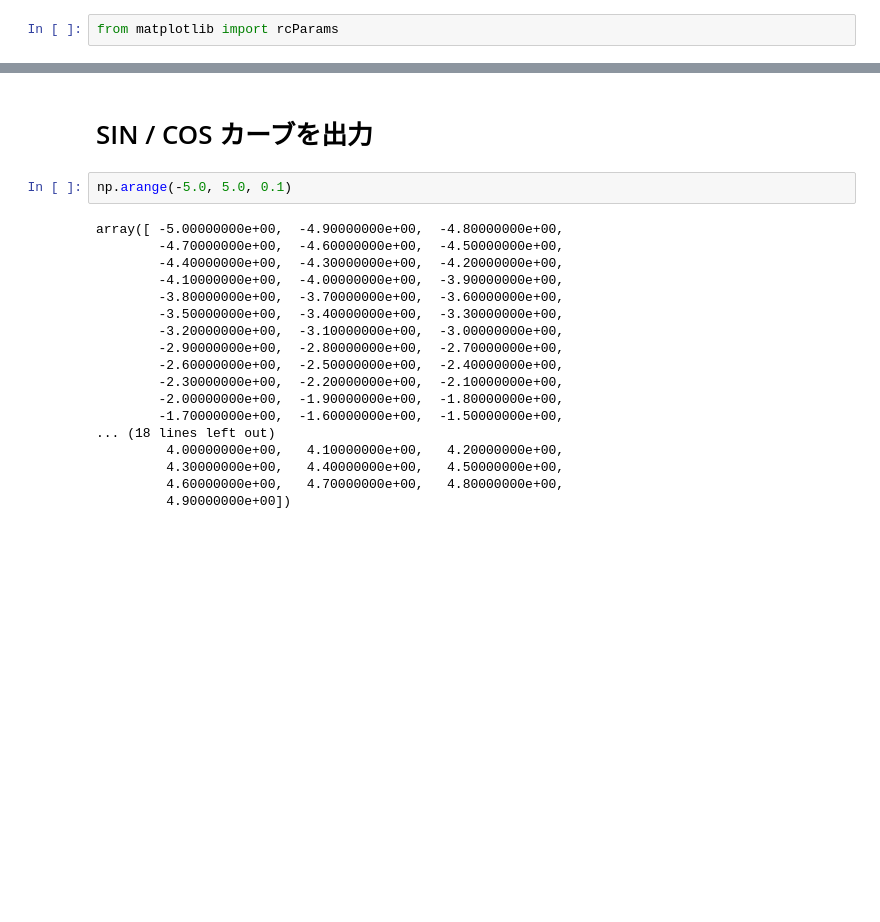
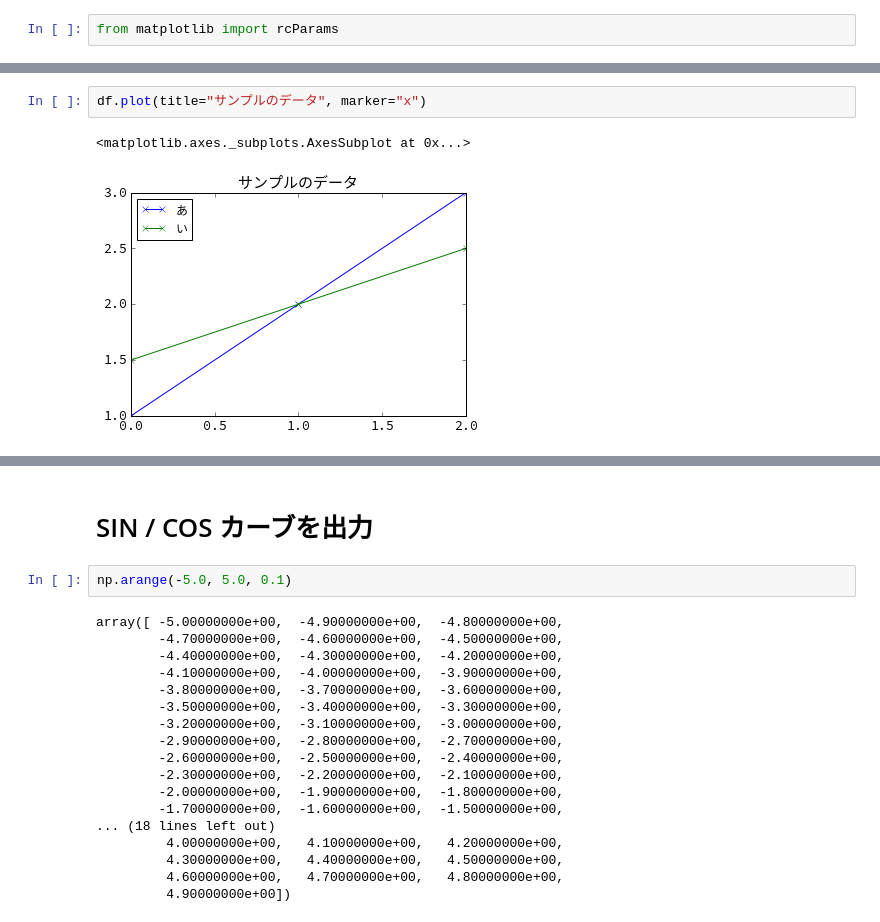
Before and after one commit to terapyon/leaning-pandas, a Jupyter notebook: matplotlib日本語.ipynb, the cells around one changed output, grey strips where cells are left out. Drawn from its saved outputs; the diff is of its cells as text; blank space fills up the shorter version.

```diff
--- a/matplotlib日本語.ipynb
+++ b/matplotlib日本語.ipynb
@@ -51,3 +95,8 @@ df
+# %%
+df.plot(title="サンプルのデータ", marker="x")
+# %% [output]
+<matplotlib.axes._subplots.AxesSubplot at 0x...>
+[figure, added]
 # %%
 fig, ax = plt.subplots()
 ax.plot(df)
```
Also changed, not shown: parts of 20 cells of this notebook, 2 other files.
